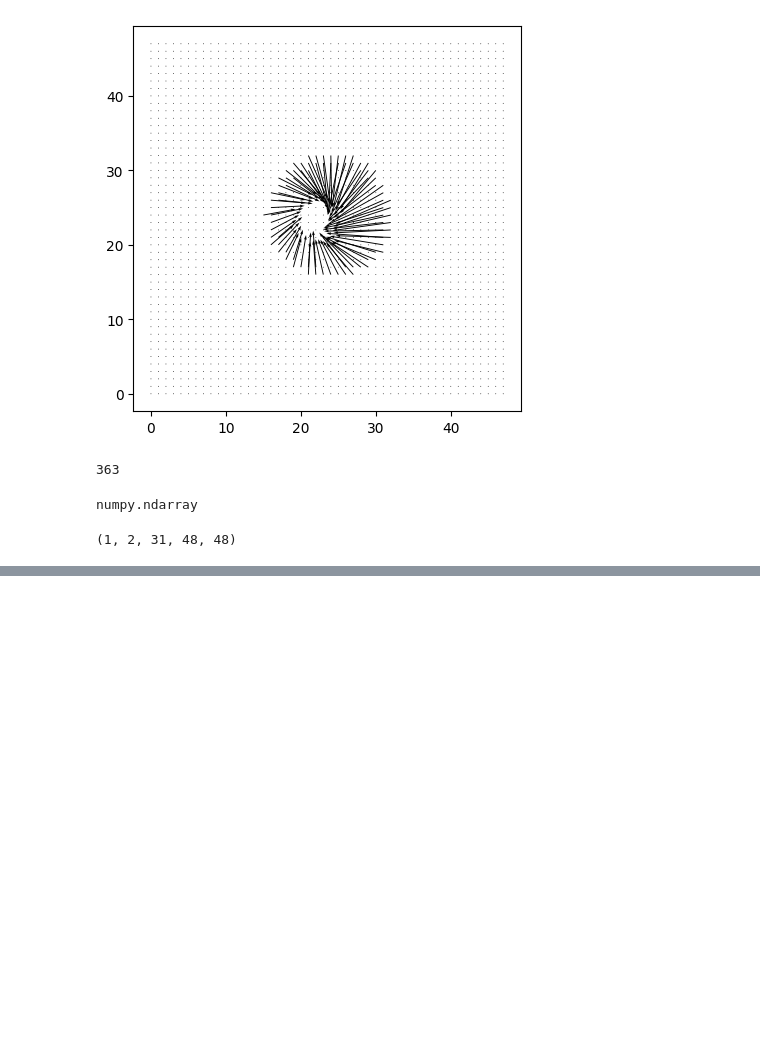
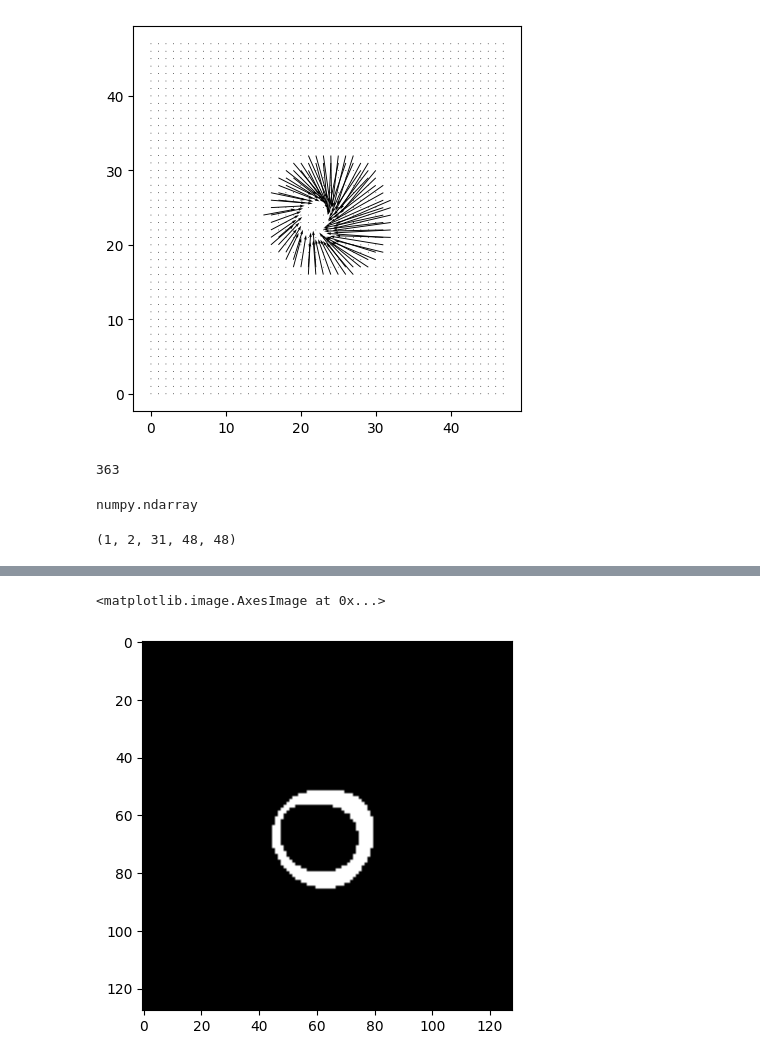
Before and after one commit to jr-xing/LaMoD, a Jupyter notebook: debug/notebooks/2024-11-10-inference-LGE-cine.ipynb, the cells around one changed output, grey strips where cells are left out. Drawn from its saved outputs; the diff is of its cells as text; code cells hidden in the pictures; blank space fills up the shorter version.

```diff
--- a/debug/notebooks/2024-11-10-inference-LGE-cine.ipynb
+++ b/debug/notebooks/2024-11-10-inference-LGE-cine.ipynb
@@ -201,0 +232,4 @@ dd[1].shape
+# %%
+# save to npy file
+processed_cine_masks_fname = Path('/scratch/jx8fh/2024-11-10-cine-to-extract-motion-128.npy')
+processed_cine_masks = np.load(processed_cine_masks_fname, allow_pickle=True).tolist()
@@ -201,0 +267,7 @@ dd[1].shape
+# %%
+plt.imshow(
+    processed_cine_masks[1]['mask'][...,10], cmap='gray'
+)
+# %% [output]
+<matplotlib.image.AxesImage at 0x...>
+[figure, added]
```
Also changed, not shown: parts of 12 cells of this notebook, 16 other files.
